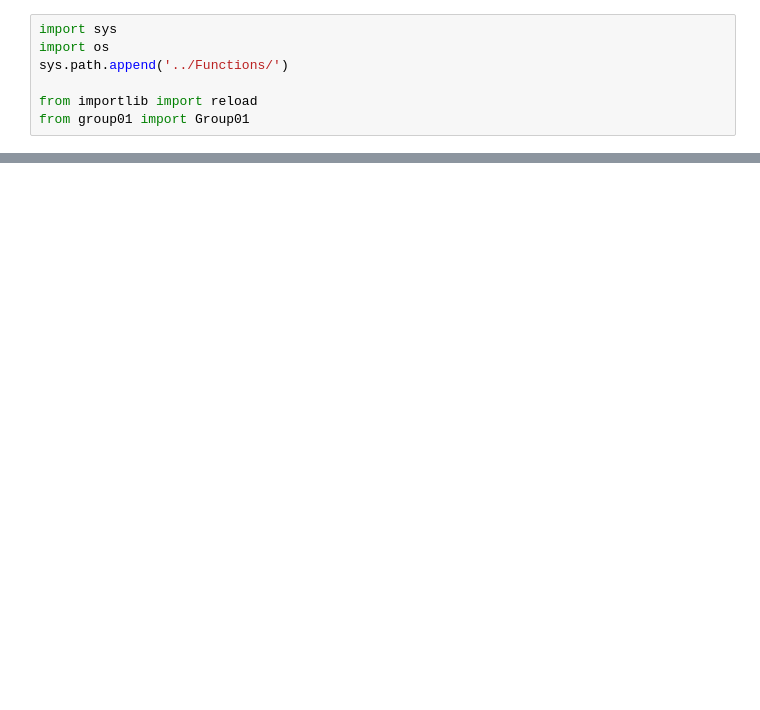
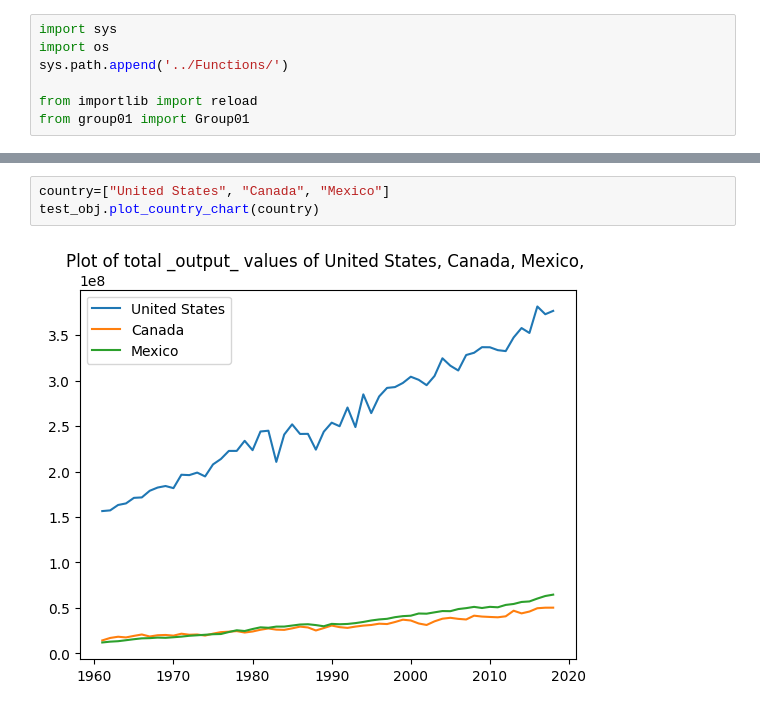
Before and after one commit to carlkrg/AP-Agros-Uni-Project, a Jupyter notebook: Testing/testing_notebook.ipynb, the cells around one changed output, grey strips where cells are left out. Drawn from its saved outputs; the diff is of its cells as text; blank space fills up the shorter version.

```diff
--- a/Testing/testing_notebook.ipynb
+++ b/Testing/testing_notebook.ipynb
@@ -22,3 +21,8 @@ reading data file into pandas dataframe...
 | 3 | Afghanistan | 1964 | 65.1109 | 49.0775 | 75.3752 | 93.1816 | 46.1108 | 203.8875 | ... |
 | 4 | Afghanistan | 1965 | 63.8587 | 51.2121 | 80.1960 | 93.1990 | 46.6948 | 270.9746 | ... |
 5 rows × 23 columns
+# %%
+country=["United States", "Canada", "Mexico"]
+test_obj.plot_country_chart(country)
+# %% [output]
+[figure, added]
```
Also changed, not shown: parts of 1 cell of this notebook, 1 other file.
